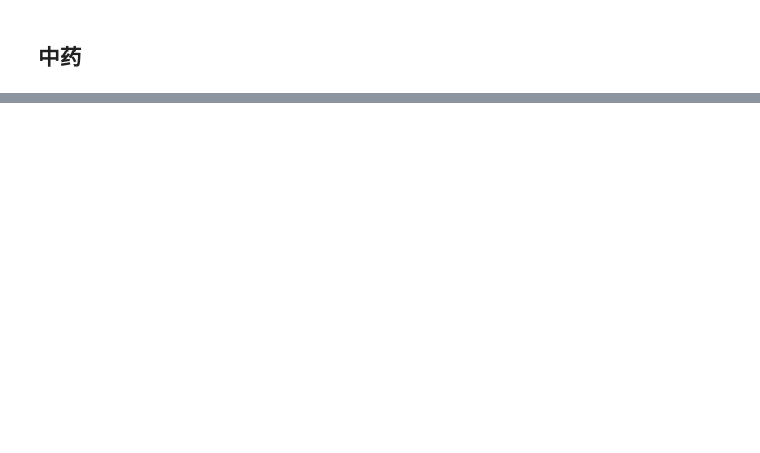
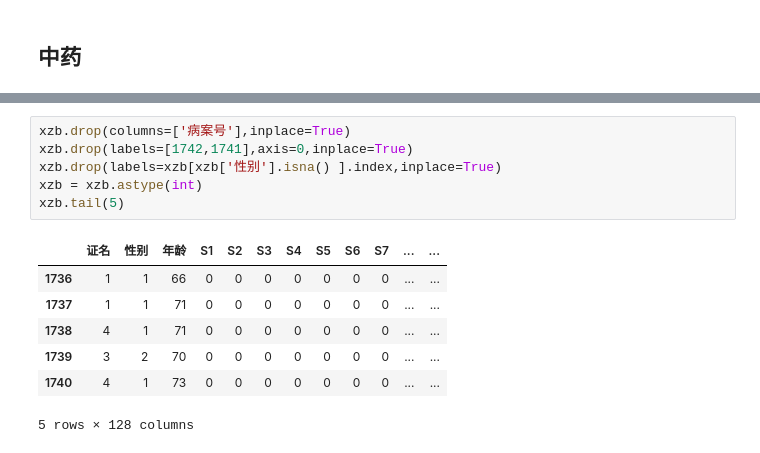
Before and after one commit to Step2312/Code, a Jupyter notebook: GBDT_SHAP.ipynb, the cells around one changed output, grey strips where cells are left out. Cells and saved outputs as stored; diff of their text form; blank space fills up the shorter version.

```diff
--- a/GBDT_SHAP.ipynb
+++ b/GBDT_SHAP.ipynb
@@ -816,0 +458,14 @@ IndexError: At least one sheet must be visible
+# %%
+xzb.drop(columns=['病案号'],inplace=True)
+xzb.drop(labels=[1742,1741],axis=0,inplace=True)
+xzb.drop(labels=xzb[xzb['性别'].isna() ].index,inplace=True)
+xzb = xzb.astype(int)
+xzb.tail(5)
+# %% [output]
+|  | 证名 | 性别 | 年龄 | S1 | S2 | S3 | S4 | S5 | S6 | S7 | ... | ... |
+| 1736 | 1 | 1 | 66 | 0 | 0 | 0 | 0 | 0 | 0 | 0 | ... | ... |
+| 1737 | 1 | 1 | 71 | 0 | 0 | 0 | 0 | 0 | 0 | 0 | ... | ... |
+| 1738 | 4 | 1 | 71 | 0 | 0 | 0 | 0 | 0 | 0 | 0 | ... | ... |
+| 1739 | 3 | 2 | 70 | 0 | 0 | 0 | 0 | 0 | 0 | 0 | ... | ... |
+| 1740 | 4 | 1 | 73 | 0 | 0 | 0 | 0 | 0 | 0 | 0 | ... | ... |
+5 rows × 128 columns
```
Also changed, not shown: parts of 109 cells of this notebook, 19 other files.
